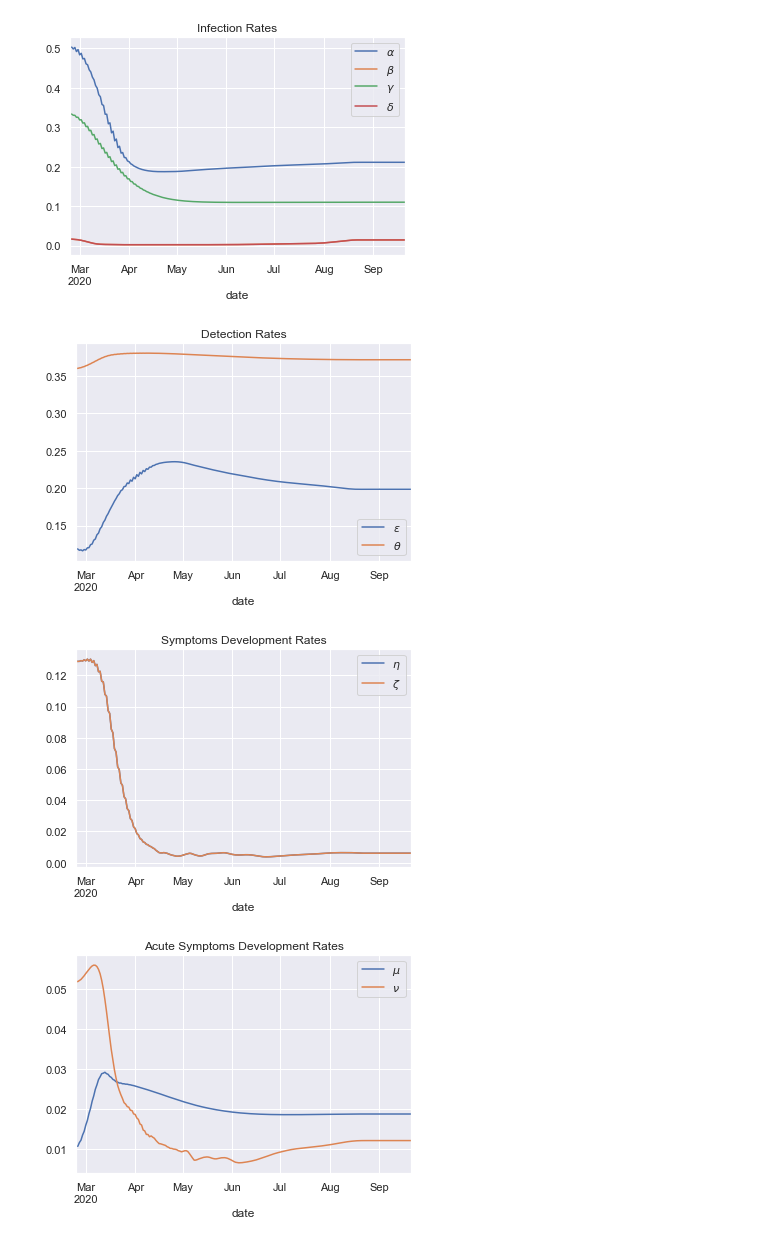
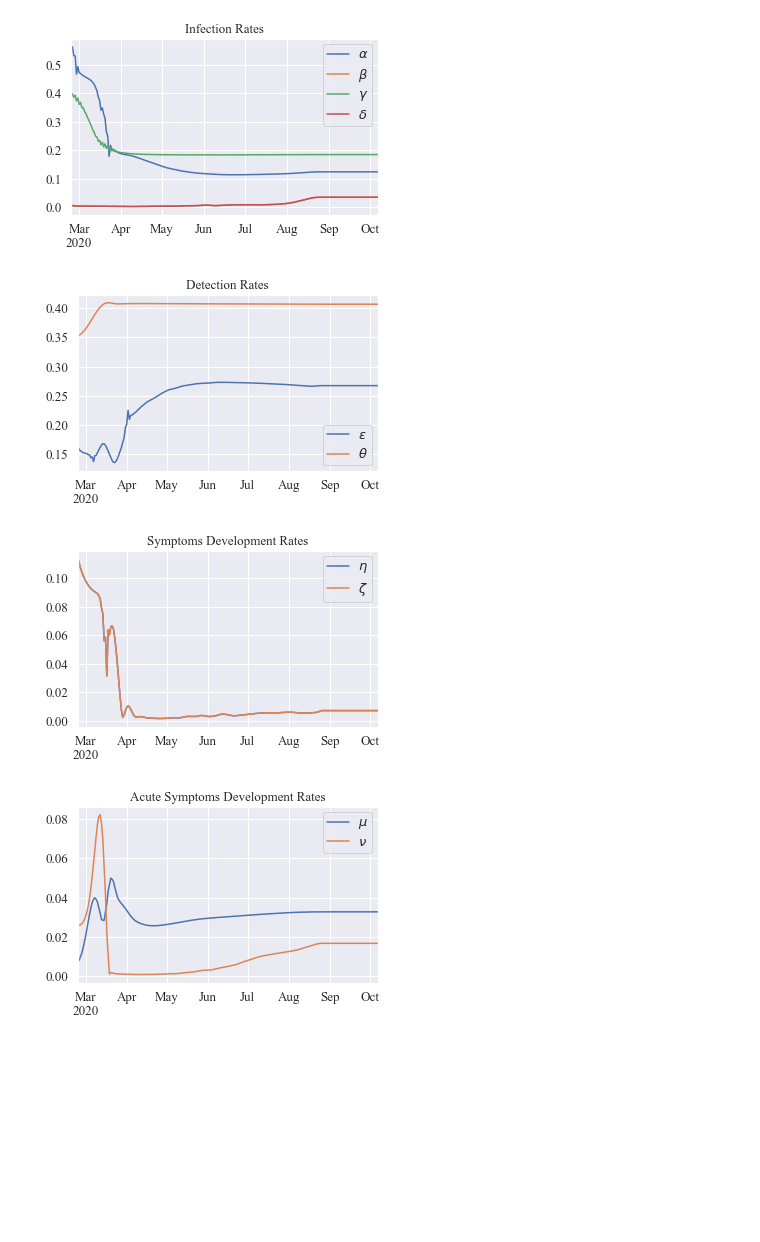
Before and after one commit to sailab-code/learning-sidarthe, a Jupyter notebook: get_sidarte_graphs.ipynb, the cells around one changed output. Cells and saved outputs as stored; diff of their text form; code cells hidden in the pictures; blank space fills up the shorter version.

Commit message:
Update get_sidarthe_graphs with new graphics for plots

```diff
--- a/get_sidarte_graphs.ipynb
+++ b/get_sidarte_graphs.ipynb
@@ -83,8 +86,8 @@ for key in param_keys:
     references[key] = ref_df[key][4:].tolist()
 # %%
 # load experiment values
-exp_paths = os.path.join(os.getcwd(), "runs", "iaml_exps", "tied_opt", "sidarthe_extended", "Italy")
-exp_id = "1e+00_f8502d8e-e800-409a-997c-e2388ad77075"
+exp_paths = os.path.join(os.getcwd(), "runs", "paper_models", "IT")
+exp_id = "598e1f1f-e209-4014-9ea2-580a1623b5ff"
 exp_path = os.path.join(exp_paths, exp_id)
 exp_settings_path = os.path.join(exp_path, "settings.json")
 exp_report_path = os.path.join(exp_path, "final.json")
@@ -212,27 +215,34 @@ def savefig(figure, figures_path, figure_name):
 # %%
 group_dfs = {}
 params = model.params
 start_date = parse_date(dates[0])
 dates_x = [(start_date + datetime.timedelta(int(n))).strftime("%Y-%m-%d") for n in range(0, dataset_size)]
-sns.set()
+#del matplotlib.font_manager.weight_dict['roman']
+sns.set(font="Times New Roman")
 
+font_size = '13'
 
 for group_name, group in model.param_groups.items():
     group_df = pd.DataFrame()
     group_df['date'] = pd.to_datetime(dates_x)
     group_df.set_index('date', inplace=True)
     #group_df['test'] = [i for i in range(0, len(dates_x))]
     for param_name in group:
         group_df[f"$\{param_name}$"] = extend_param(params[param_name], dataset_size).detach().numpy()
 
     plot_title = group_name.replace("_", " ").title()
-    plot = group_df.plot(title=plot_title, figsize=(6,4))
+    plot = group_df.plot(title=plot_title, figsize=(5,3.5), fontsize=font_size)
+    plot.title.set_fontsize(font_size)
+    plt.setp(plot.get_legend().get_texts(), fontsize=font_size)
+    plot.axes.xaxis.label.set_visible(False)
+
     figure = plot.get_figure()
+    figure.set_tight_layout(True)
     savefig(figure, figs_path, group_name)
 
     #group_dfs[group_name] = group_df
 # %% [output]
-[figure, old version]
+[figure, new version]
-[figure, old version]
+[figure, new version]
-[figure, old version]
+[figure, new version]
-[figure, old version]
+[figure, new version]
```
Also changed, not shown: parts of 4 cells of this notebook.
